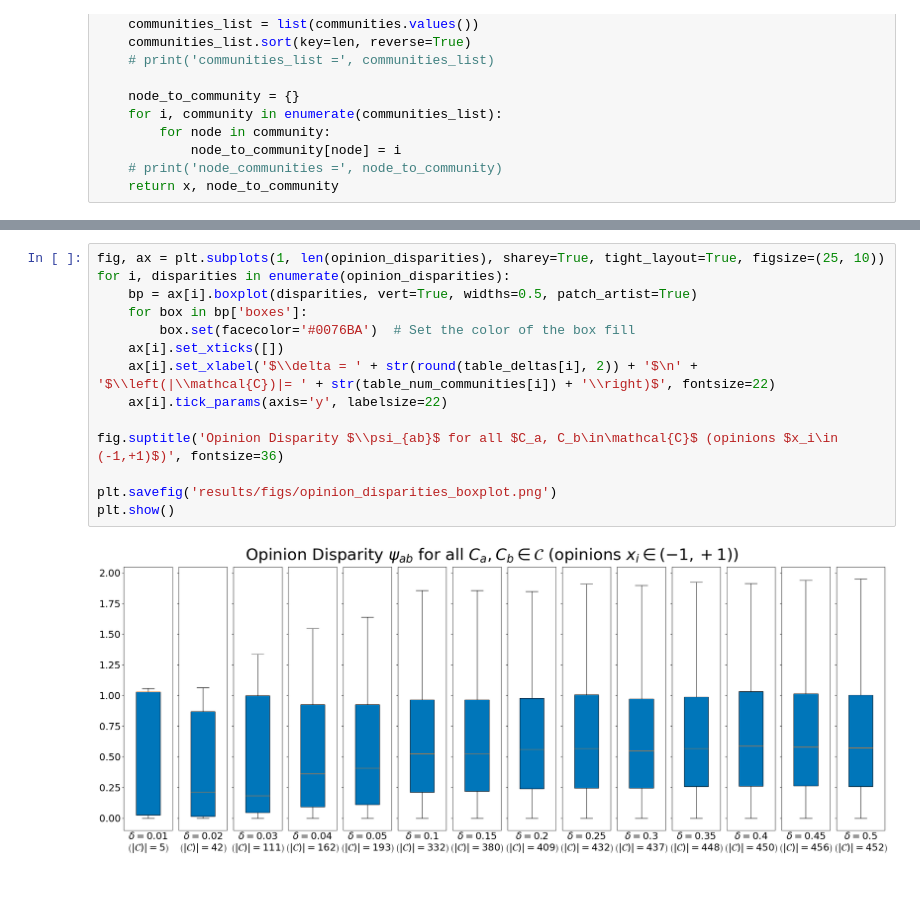
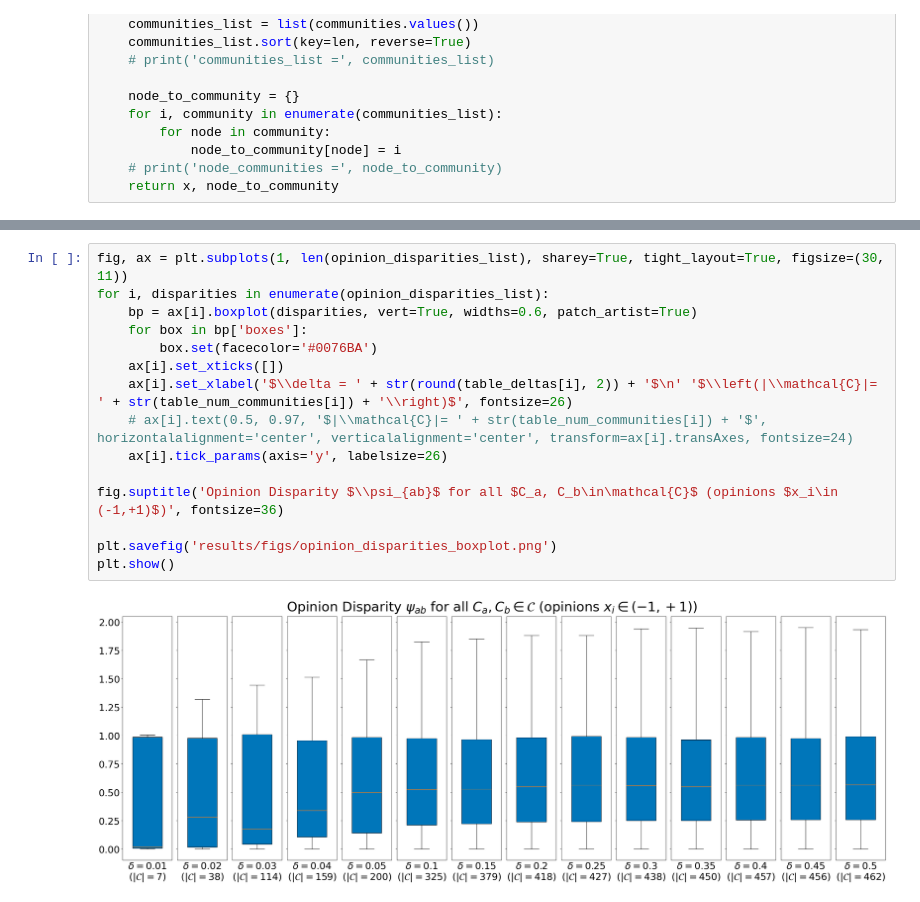
Before and after one commit to cjk4/opinion-modeling, a Jupyter notebook: community-detection.ipynb, the cells around one changed output, grey strips where cells are left out. Saved outputs shown, nothing was run; the diff lists cells and outputs as text.

```diff
--- a/community-detection.ipynb
+++ b/community-detection.ipynb
@@ -447,19 +451,20 @@ table
 # %%
-fig, ax = plt.subplots(1, len(opinion_disparities), sharey=True, tight_layout=True, figsize=(25, 10))
-for i, disparities in enumerate(opinion_disparities):
-    bp = ax[i].boxplot(disparities, vert=True, widths=0.5, patch_artist=True)
+fig, ax = plt.subplots(1, len(opinion_disparities_list), sharey=True, tight_layout=True, figsize=(30, 11))
+for i, disparities in enumerate(opinion_disparities_list):
+    bp = ax[i].boxplot(disparities, vert=True, widths=0.6, patch_artist=True)
     for box in bp['boxes']:
-        box.set(facecolor='#0076BA')  # Set the color of the box fill
+        box.set(facecolor='#0076BA')
     ax[i].set_xticks([])
-    ax[i].set_xlabel('$\\delta = ' + str(round(table_deltas[i], 2)) + '$\n' + '$\\left(|\\mathcal{C})|= ' + str(table_num_communities[i]) + '\\right)$', fontsize=22)
-    ax[i].tick_params(axis='y', labelsize=22)
+    ax[i].set_xlabel('$\\delta = ' + str(round(table_deltas[i], 2)) + '$\n' '$\\left(|\\mathcal{C}|= ' + str(table_num_communities[i]) + '\\right)$', fontsize=26)
+    # ax[i].text(0.5, 0.97, '$|\\mathcal{C}|= ' + str(table_num_communities[i]) + '$', horizontalalignment='center', verticalalignment='center', transform=ax[i].transAxes, fontsize=24)
+    ax[i].tick_params(axis='y', labelsize=26)
 
 fig.suptitle('Opinion Disparity $\\psi_{ab}$ for all $C_a, C_b\in\mathcal{C}$ (opinions $x_i\in (-1,+1)$)', fontsize=36)
 
 plt.savefig('results/figs/opinion_disparities_boxplot.png')
 plt.show()
 # %% [output]
-[figure, old version]
+[figure, new version]
 # %%
 subgraph = G.subgraph(random.sample(list(G.nodes()), 100))
 sampled_results = results[0]
```
Also changed, not shown: parts of 6 cells of this notebook, 1 other file.
